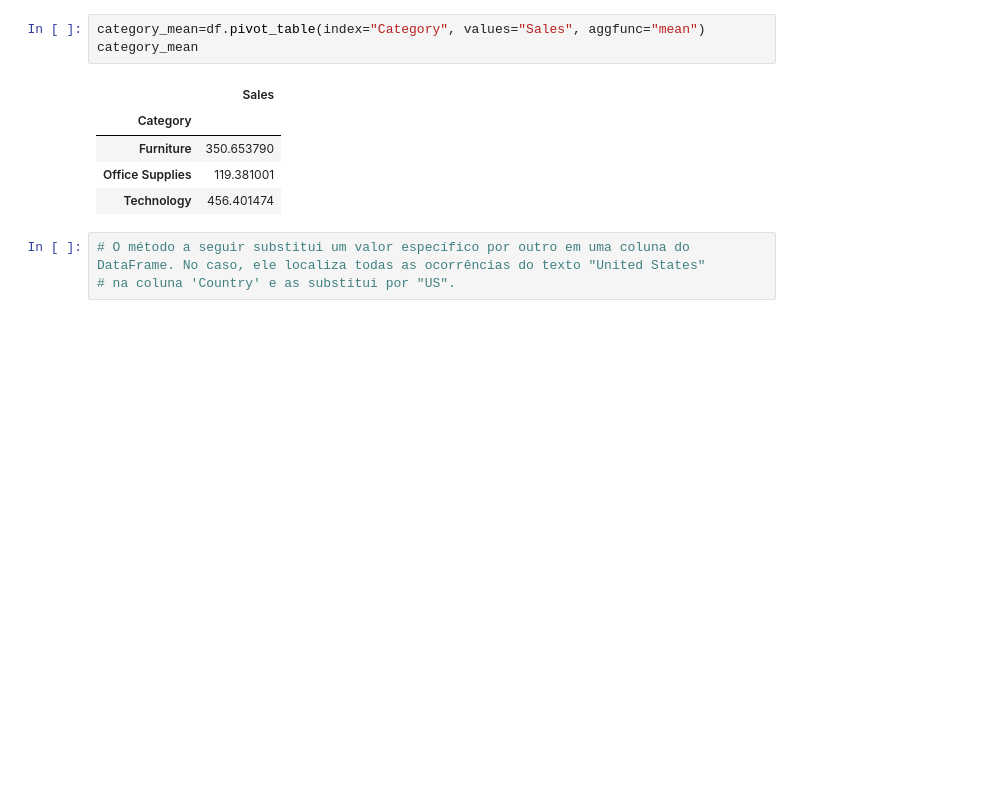
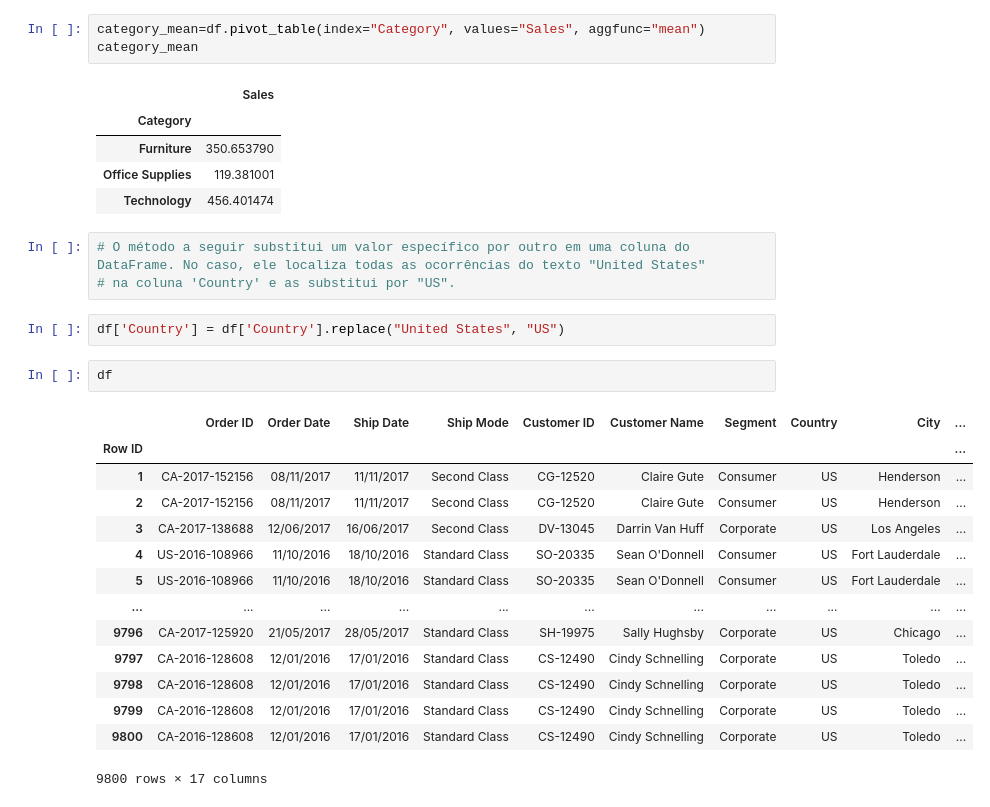
Before and after one commit to Marcio-Santos7/projetos_de_dados, a Jupyter notebook: supermecado_eda/supermaket_eda.ipynb, the cells around one changed output. Cells and saved outputs as stored; diff of their text form; blank space fills up the shorter version.

Commit message:
feat: inserção do método replace substituindo United States por US no DataFrame

```diff
--- a/supermecado_eda/supermaket_eda.ipynb
+++ b/supermecado_eda/supermaket_eda.ipynb
@@ -287,3 +287,22 @@ category_mean
 # %%
 # O método a seguir substitui um valor específico por outro em uma coluna do DataFrame. No caso, ele localiza todas as ocorrências do texto "United States"
 # na coluna 'Country' e as substitui por "US".
+# %%
+df['Country'] = df['Country'].replace("United States", "US")
+# %%
+df
+# %% [output]
+|  | Order ID | Order Date | Ship Date | Ship Mode | Customer ID | Customer Name | Segment | Country | City | ... |
+| Row ID |  |  |  |  |  |  |  |  |  | ... |
+| 1 | CA-2017-152156 | 08/11/2017 | 11/11/2017 | Second Class | CG-12520 | Claire Gute | Consumer | US | Henderson | ... |
+| 2 | CA-2017-152156 | 08/11/2017 | 11/11/2017 | Second Class | CG-12520 | Claire Gute | Consumer | US | Henderson | ... |
+| 3 | CA-2017-138688 | 12/06/2017 | 16/06/2017 | Second Class | DV-13045 | Darrin Van Huff | Corporate | US | Los Angeles | ... |
+| 4 | US-2016-108966 | 11/10/2016 | 18/10/2016 | Standard Class | SO-20335 | Sean O'Donnell | Consumer | US | Fort Lauderdale | ... |
+| 5 | US-2016-108966 | 11/10/2016 | 18/10/2016 | Standard Class | SO-20335 | Sean O'Donnell | Consumer | US | Fort Lauderdale | ... |
+| ... | ... | ... | ... | ... | ... | ... | ... | ... | ... | ... |
+| 9796 | CA-2017-125920 | 21/05/2017 | 28/05/2017 | Standard Class | SH-19975 | Sally Hughsby | Corporate | US | Chicago | ... |
+| 9797 | CA-2016-128608 | 12/01/2016 | 17/01/2016 | Standard Class | CS-12490 | Cindy Schnelling | Corporate | US | Toledo | ... |
+| 9798 | CA-2016-128608 | 12/01/2016 | 17/01/2016 | Standard Class | CS-12490 | Cindy Schnelling | Corporate | US | Toledo | ... |
+| 9799 | CA-2016-128608 | 12/01/2016 | 17/01/2016 | Standard Class | CS-12490 | Cindy Schnelling | Corporate | US | Toledo | ... |
+| 9800 | CA-2016-128608 | 12/01/2016 | 17/01/2016 | Standard Class | CS-12490 | Cindy Schnelling | Corporate | US | Toledo | ... |
+9800 rows × 17 columns
```
